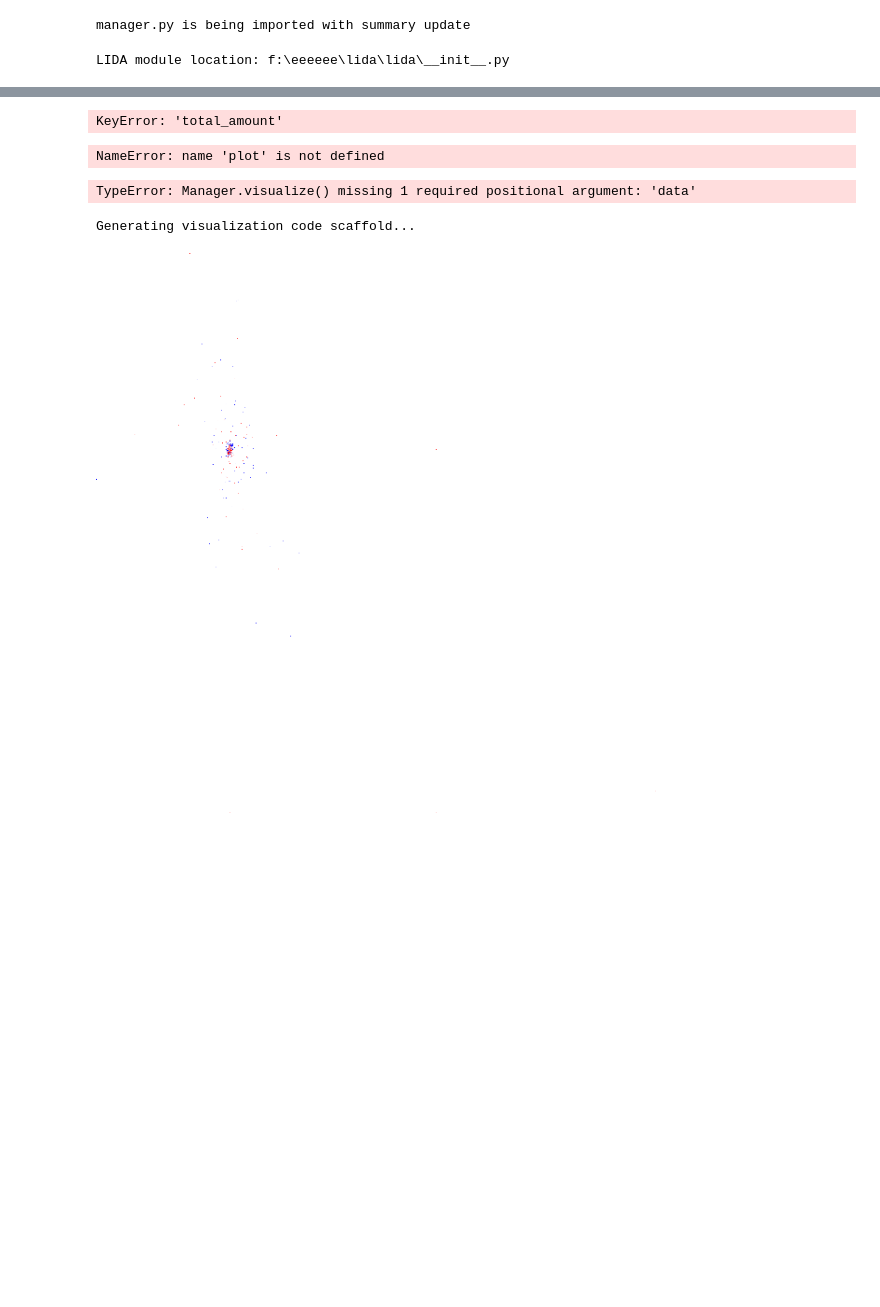
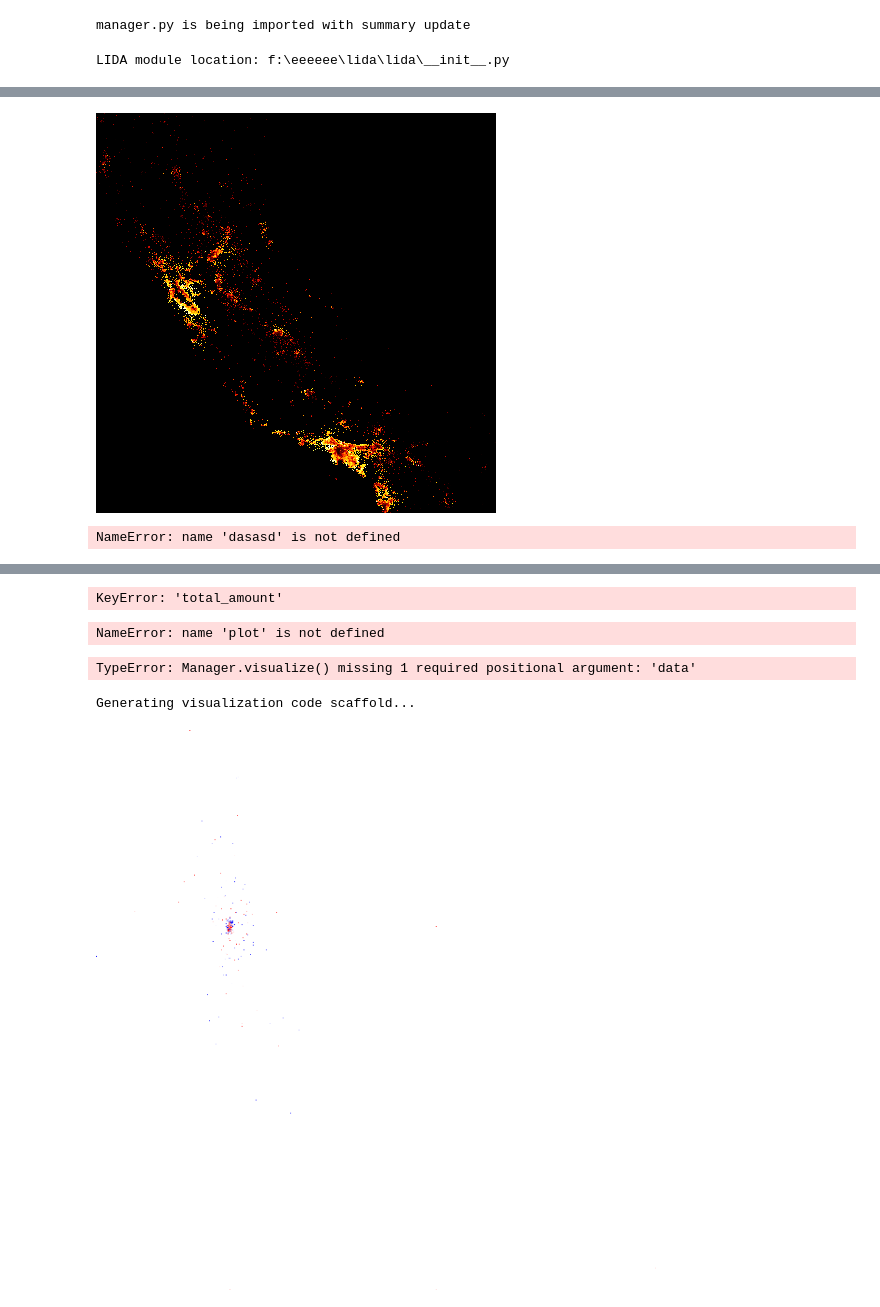
Before and after one commit to Raijin-ZD/lida, a Jupyter notebook: LidaTestingAfterDask_Datashader (1).ipynb, the cells around one changed output, grey strips where cells are left out. Cells and saved outputs as stored; diff of their text form; code cells hidden in the pictures; blank space fills up the shorter version.

```diff
--- a/LidaTestingAfterDask_Datashader (1).ipynb
+++ b/LidaTestingAfterDask_Datashader (1).ipynb
@@ -239,0 +304,33 @@ chart = plot(data)
+# %%
+import datashader as ds
+import datashader.transfer_functions as tf
+import pandas as pd
+from colorcet import fire
+
+def preprocess_data(data):
+    # If needed, add preprocessing steps here
+    return data
+
+def plot_income_distribution(data):
+    # Preprocess data
+    data = preprocess_data(data)
+
+    # Create a canvas and project the data
+    cvs = ds.Canvas(plot_width=400, plot_height=400)
+    img = cvs.points(data, 'longitude', 'latitude', ds.mean('median_income'))
+
+    # Apply colormap and display the image
+    img = tf.shade(img, cmap=fire)
+    img = tf.set_background(img, "black")
+    return img
+
+# Data is already loaded
+data = preprocess_data(df)
+chart = plot_income_distribution(df)
+chart
+# %% [output]
+[figure, added]
+# %%
+dasasd
+# %% [output]
+NameError: name 'dasasd' is not defined
```
Also changed, not shown: parts of 12 cells of this notebook, 3 other files.
